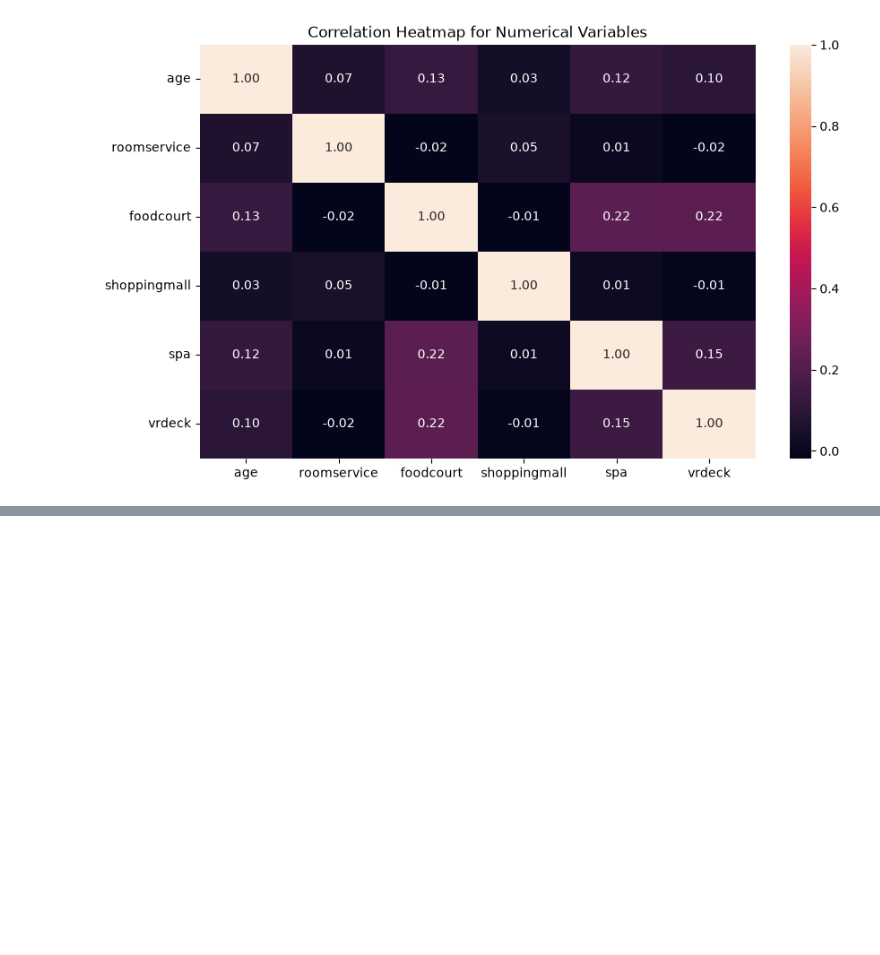
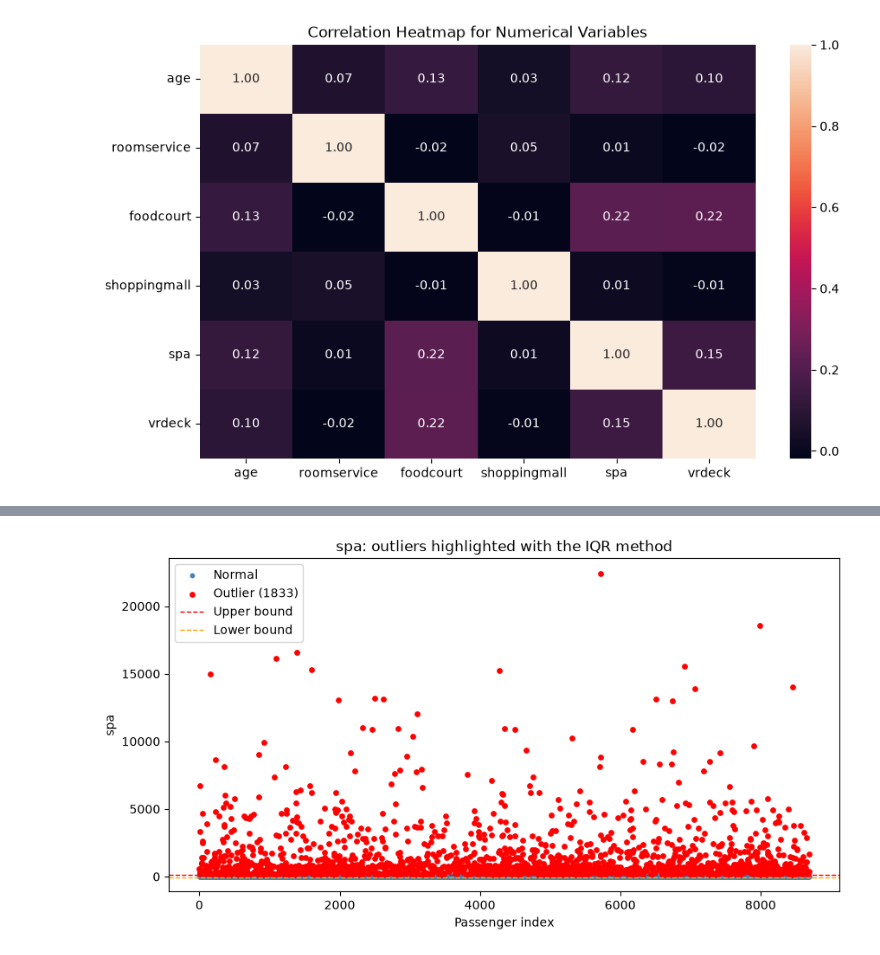
Before and after one commit to zersix225/titanic-spaceShip, a Jupyter notebook: vesual.ipynb, the cells around one changed output, grey strips where cells are left out. Saved outputs shown, nothing was run; the diff lists cells and outputs as text; code cells hidden in the pictures; blank space fills up the shorter version.

Commit message:
feat: Add outlier explore

```diff
--- a/vesual.ipynb
+++ b/vesual.ipynb
@@ -366,0 +446,28 @@ plt.show()
+# %%
+col = "spa"
+
+Q1, Q3 = df[col].quantile(0.25), df[col].quantile(0.75)
+IQR = Q3 - Q1
+lower_bound, upper_bound = Q1 - 1.5 * IQR, Q3 + 1.5 * IQR
+
+
+is_outlier = (df[col] < lower_bound) | (df[col] > upper_bound)
+
+plt.figure(figsize=(10, 5))
+
+plt.scatter(df.index[~is_outlier], df[col][~is_outlier],
+            color="steelblue", s=10, label="Normal")
+plt.scatter(df.index[is_outlier], df[col][is_outlier],
+            color="red", s=15, label=f"Outlier ({is_outlier.sum()})")
+
+
+plt.axhline(upper_bound, color="red", linestyle="--", linewidth=1, label="Upper bound")
+plt.axhline(lower_bound, color="orange", linestyle="--", linewidth=1, label="Lower bound")
+
+plt.title(f"{col}: outliers highlighted with the IQR method")
+plt.xlabel("Passenger index")
+plt.ylabel(col)
+plt.legend()
+plt.show()
+# %% [output]
+[figure, added]
```
Also changed, not shown: parts of 9 cells of this notebook.
